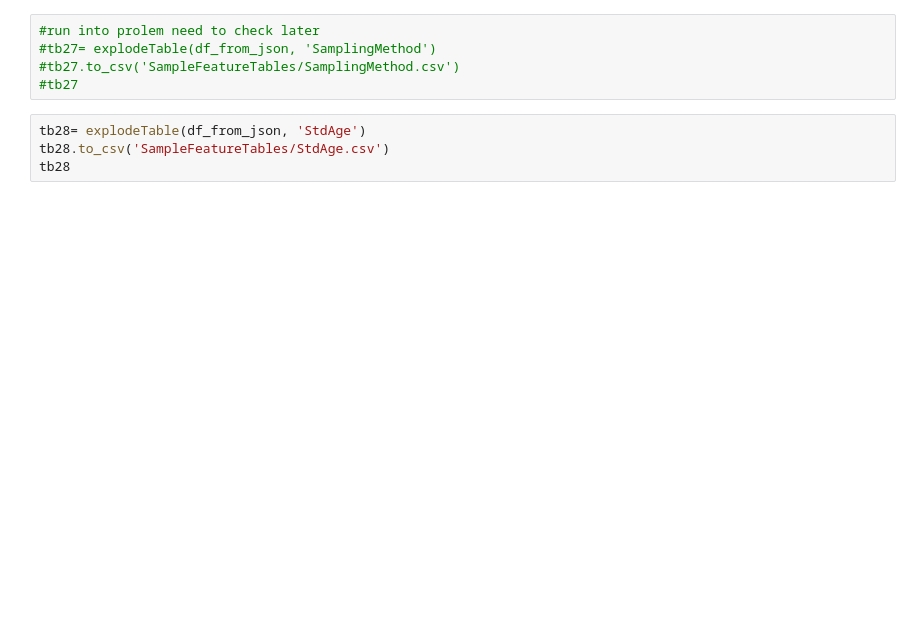
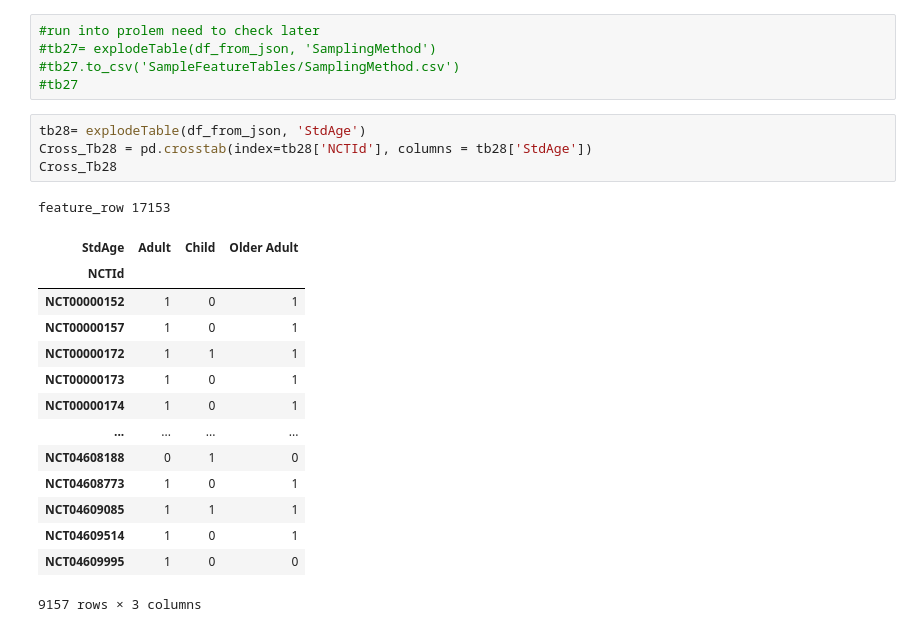
Before and after one commit to sigkarmoil/Clinical_Trial_Machine_Learning, a Jupyter notebook: Codes/Explode_02.ipynb, the cells around one changed output. Cells and saved outputs as stored; diff of their text form; blank space fills up the shorter version.

```diff
--- a/Codes/Explode_02.ipynb
+++ b/Codes/Explode_02.ipynb
@@ -462,7 +586,23 @@ tb26
 #tb27
 # %%
 tb28= explodeTable(df_from_json, 'StdAge')
-tb28.to_csv('SampleFeatureTables/StdAge.csv')
-tb28
+Cross_Tb28 = pd.crosstab(index=tb28['NCTId'], columns = tb28['StdAge'])
+Cross_Tb28
+# %% [output]
+feature_row 17153
+| StdAge | Adult | Child | Older Adult |
+| NCTId |  |  |  |
+| NCT00000152 | 1 | 0 | 1 |
+| NCT00000157 | 1 | 0 | 1 |
+| NCT00000172 | 1 | 1 | 1 |
+| NCT00000173 | 1 | 0 | 1 |
+| NCT00000174 | 1 | 0 | 1 |
+| ... | ... | ... | ... |
+| NCT04608188 | 0 | 1 | 0 |
+| NCT04608773 | 1 | 0 | 1 |
+| NCT04609085 | 1 | 1 | 1 |
+| NCT04609514 | 1 | 0 | 1 |
+| NCT04609995 | 1 | 0 | 0 |
+9157 rows × 3 columns
 # %%
 tb29= explodeTable(df_from_json, 'StudyType')
```
Also changed, not shown: parts of 10 cells of this notebook.
